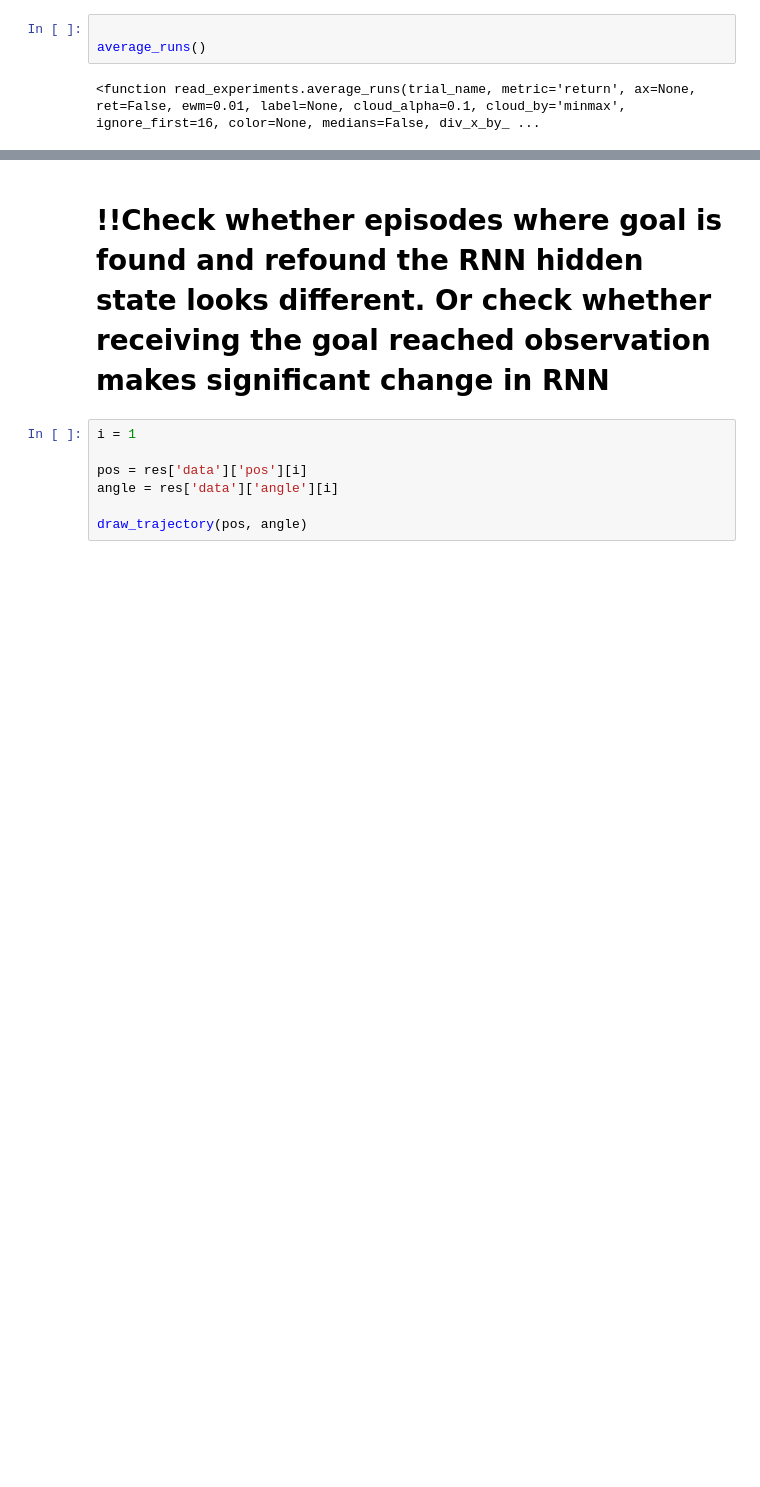
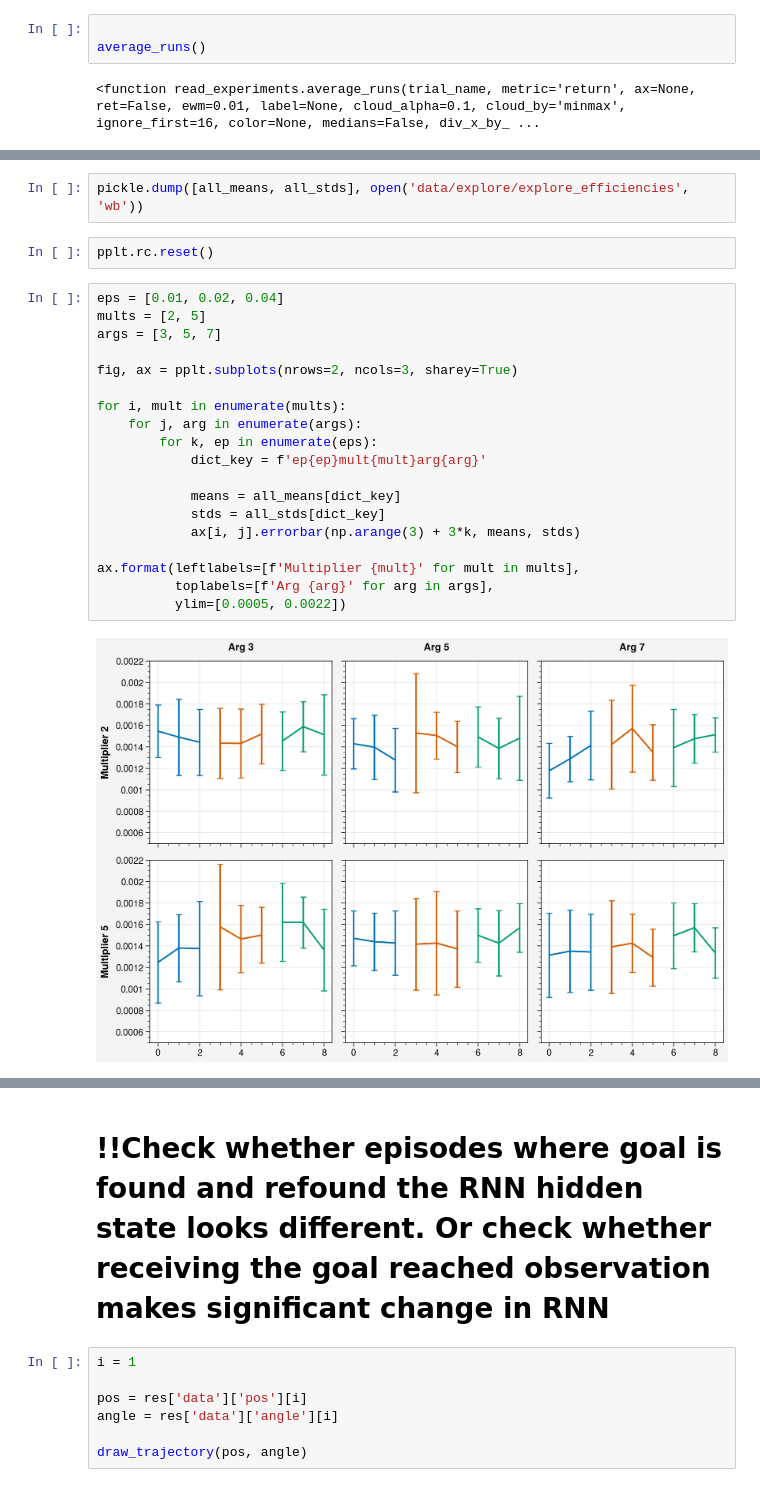
Before and after one commit to liuandrew/ppo_aux, a Jupyter notebook: write_and_test/visualize_behavior.ipynb, the cells around one changed output, grey strips where cells are left out. Saved outputs shown, nothing was run; the diff lists cells and outputs as text; blank space fills up the shorter version.

```diff
--- a/write_and_test/visualize_behavior.ipynb
+++ b/write_and_test/visualize_behavior.ipynb
@@ -71,0 +214,25 @@ ep 4, rew tensor([[0.]])
+# %%
+pickle.dump([all_means, all_stds], open('data/explore/explore_efficiencies', 'wb'))
+# %%
+pplt.rc.reset()
+# %%
+eps = [0.01, 0.02, 0.04]
+mults = [2, 5]
+args = [3, 5, 7]
+
+fig, ax = pplt.subplots(nrows=2, ncols=3, sharey=True)
+
+for i, mult in enumerate(mults):
+    for j, arg in enumerate(args):
+        for k, ep in enumerate(eps):
+            dict_key = f'ep{ep}mult{mult}arg{arg}'
+
+            means = all_means[dict_key]
+            stds = all_stds[dict_key]
+            ax[i, j].errorbar(np.arange(3) + 3*k, means, stds)
+
+ax.format(leftlabels=[f'Multiplier {mult}' for mult in mults],
+          toplabels=[f'Arg {arg}' for arg in args],
+          ylim=[0.0005, 0.0022])
+# %% [output]
+[figure, added]
```
Also changed, not shown: parts of 16 cells of this notebook, 8 other files.
